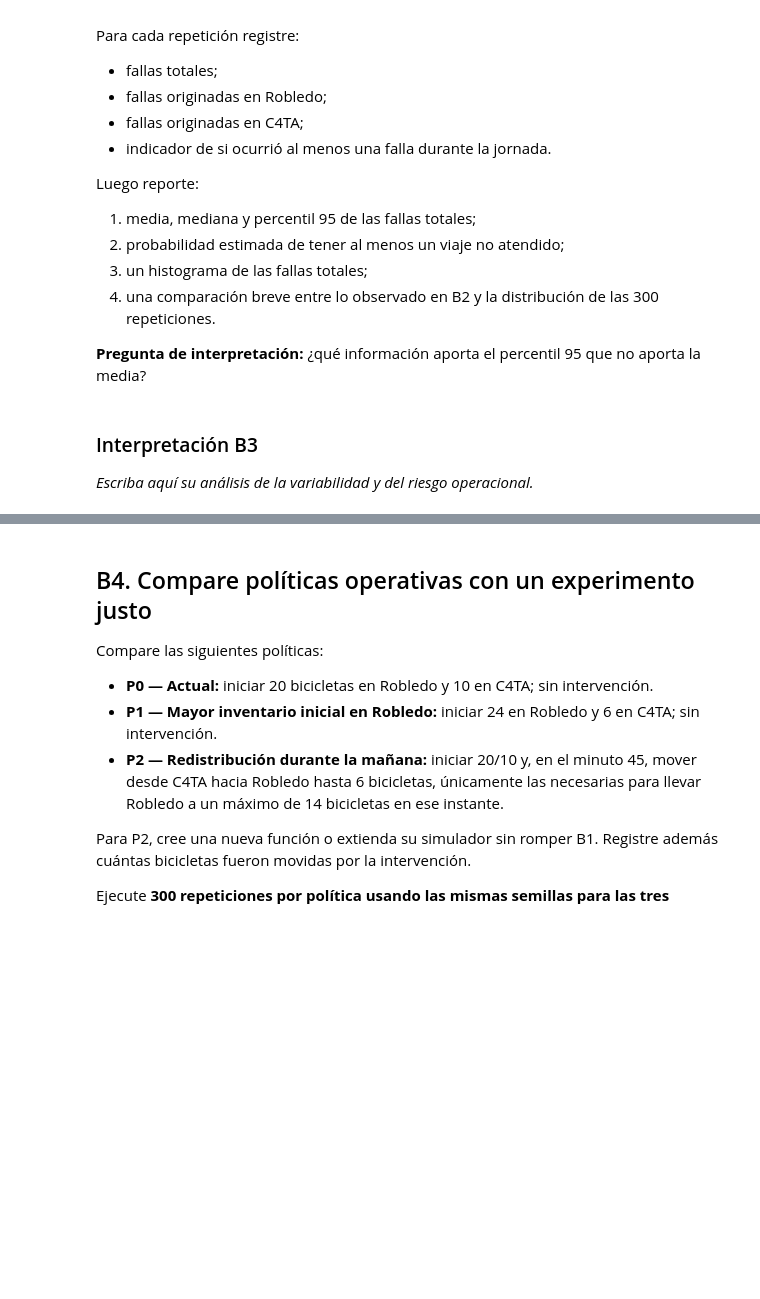
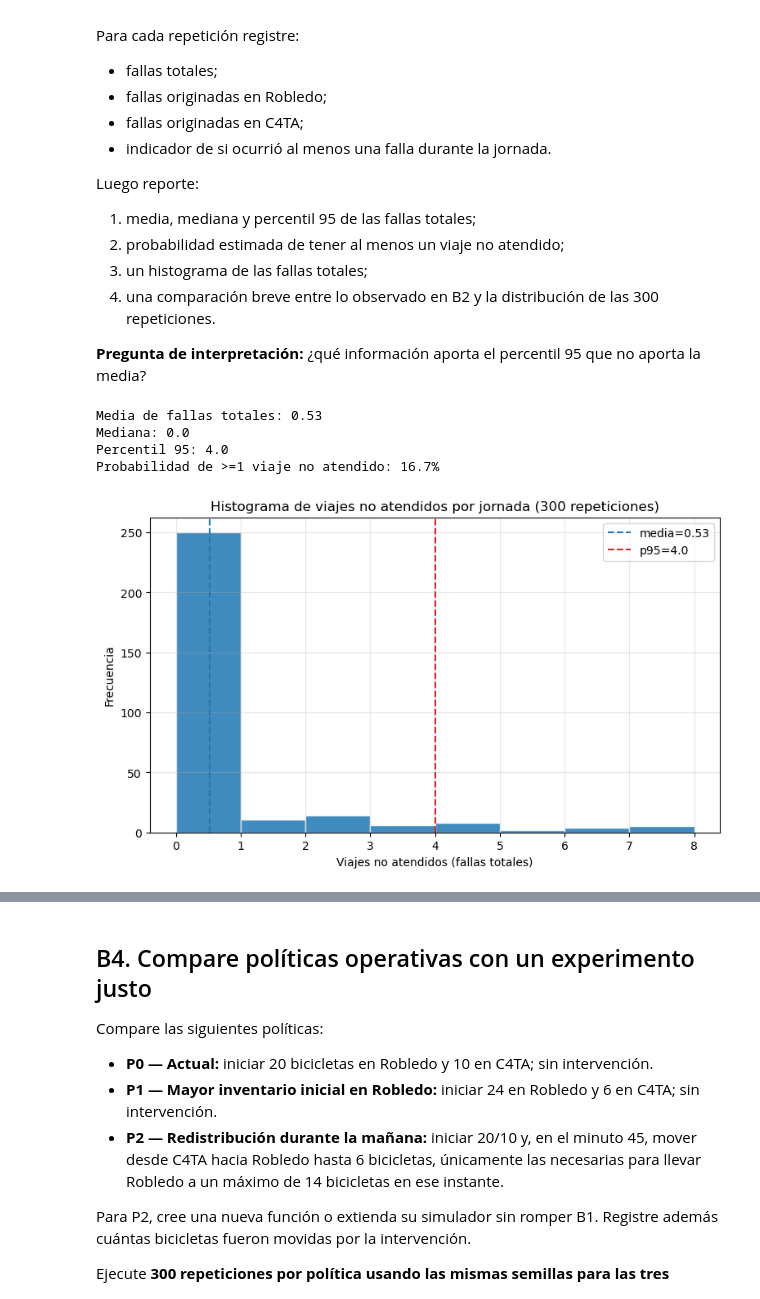
Before and after one commit to nykt3r/JupyterDevContainer, a Jupyter notebook: Taller_1_Modelos_y_Simulacion.ipynb, the cells around one changed output, grey strips where cells are left out. Saved outputs shown, nothing was run; the diff lists cells and outputs as text; code cells hidden in the pictures; blank space fills up the shorter version.

```diff
--- a/Taller_1_Modelos_y_Simulacion.ipynb
+++ b/Taller_1_Modelos_y_Simulacion.ipynb
@@ -279,4 +448,51 @@ Luego reporte:
-# %% [markdown]
-### Interpretación B3
-
-*Escriba aquí su análisis de la variabilidad y del riesgo operacional.*
+# %%
+# B3 — Su solución
+
+resultados = []
+
+for seed in range(300):
+    corrida = simular_jornada(inicial_robledo=20, seed=seed)
+    # TODO: extraiga métricas finales y agréguelas a resultados.
+    fallas_robledo = int(corrida["fallas_robledo"].iloc[-1])
+    fallas_c4ta = int(corrida["fallas_c4ta"].iloc[-1])
+    fallas_totales = fallas_robledo + fallas_c4ta
+    resultados.append({
+        "fallas_totales": fallas_totales,
+        "fallas_robledo": fallas_robledo,
+        "fallas_c4ta": fallas_c4ta,
+        "hubo_falla": fallas_totales > 0,
+    })
+
+resumen_corridas = pd.DataFrame(resultados)
+
+# TODO: estadísticos descriptivos.
+media = resumen_corridas["fallas_totales"].mean()
+mediana = resumen_corridas["fallas_totales"].median()
+p95 = resumen_corridas["fallas_totales"].quantile(0.95)
+print(f"Media de fallas totales: {media:.2f}")
+print(f"Mediana: {mediana:.1f}")
+print(f"Percentil 95: {p95:.1f}")
+
+# TODO: probabilidad de al menos una falla.
+prob_falla = resumen_corridas["hubo_falla"].mean()
+print(f"Probabilidad de >=1 viaje no atendido: {prob_falla:.1%}")
+
+# TODO: histograma.
+plt.figure(figsize=(9, 5))
+maximo_fallas = int(resumen_corridas["fallas_totales"].max())
+plt.hist(resumen_corridas["fallas_totales"], bins=range(0, maximo_fallas + 2),
+         edgecolor="white", alpha=0.85)
+plt.axvline(media, color="C0", linestyle="--", label=f"media={media:.2f}")
+plt.axvline(p95, color="C3", linestyle="--", label=f"p95={p95:.1f}")
+plt.title("Histograma de viajes no atendidos por jornada (300 repeticiones)")
+plt.xlabel("Viajes no atendidos (fallas totales)")
+plt.ylabel("Frecuencia")
+plt.legend()
+plt.grid(True, alpha=0.3)
+plt.show()
+# %% [output]
+Media de fallas totales: 0.53
+Mediana: 0.0
+Percentil 95: 4.0
+Probabilidad de >=1 viaje no atendido: 16.7%
+[figure, added]
```
Also changed, not shown: parts of 23 cells of this notebook, 2 other files.
